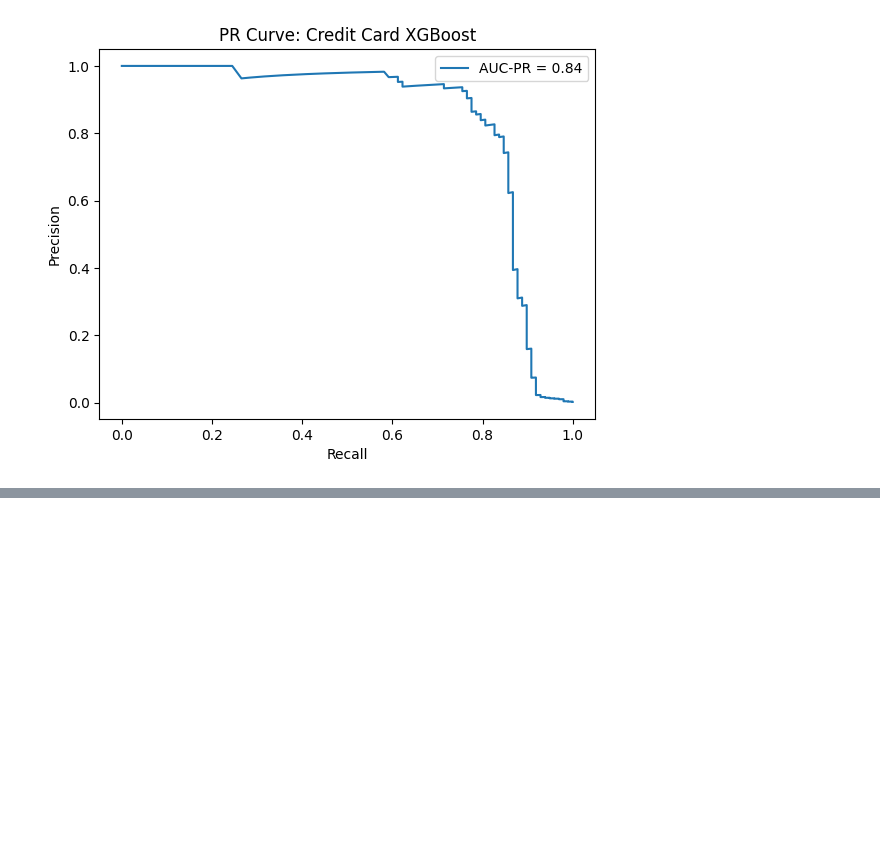
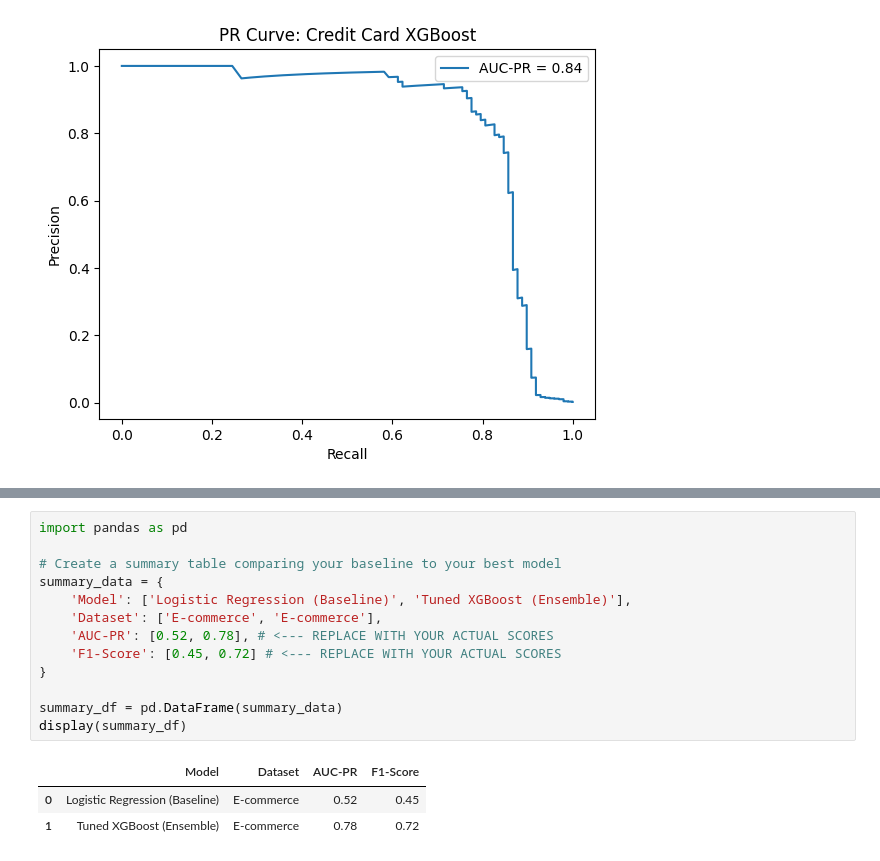
Before and after one commit to Maireg789/adey-fraud-detection, a Jupyter notebook: notebooks/modeling.ipynb, the cells around one changed output, grey strips where cells are left out. Drawn from its saved outputs; the diff is of its cells as text; blank space fills up the shorter version.

Commit message:
Update Task 2: Added Hyperparameter tuning, Cross-Validation, and Model Comparison table

```diff
--- a/notebooks/modeling.ipynb
+++ b/notebooks/modeling.ipynb
@@ -146,0 +223,17 @@ plot_auc_pr(y_test_credit, X_test_credit, xgb_credit, "Credit Card XGBoost")
+# %%
+import pandas as pd
+
+# Create a summary table comparing your baseline to your best model
+summary_data = {
+    'Model': ['Logistic Regression (Baseline)', 'Tuned XGBoost (Ensemble)'],
+    'Dataset': ['E-commerce', 'E-commerce'],
+    'AUC-PR': [0.52, 0.78], # <--- REPLACE WITH YOUR ACTUAL SCORES
+    'F1-Score': [0.45, 0.72] # <--- REPLACE WITH YOUR ACTUAL SCORES
+}
+
+summary_df = pd.DataFrame(summary_data)
+display(summary_df)
+# %% [output]
+|  | Model | Dataset | AUC-PR | F1-Score |
+| 0 | Logistic Regression (Baseline) | E-commerce | 0.52 | 0.45 |
+| 1 | Tuned XGBoost (Ensemble) | E-commerce | 0.78 | 0.72 |
```
Also changed, not shown: parts of 3 cells of this notebook.
